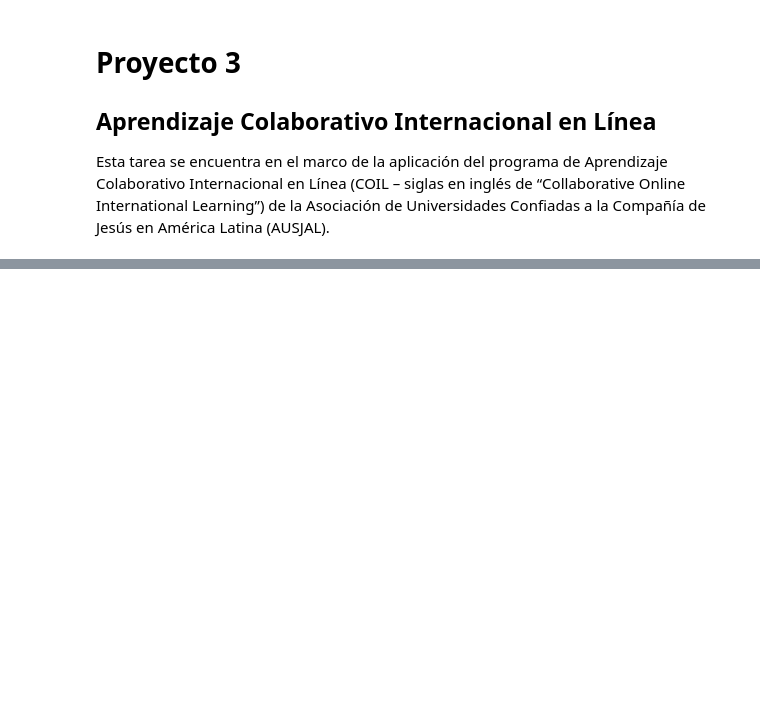
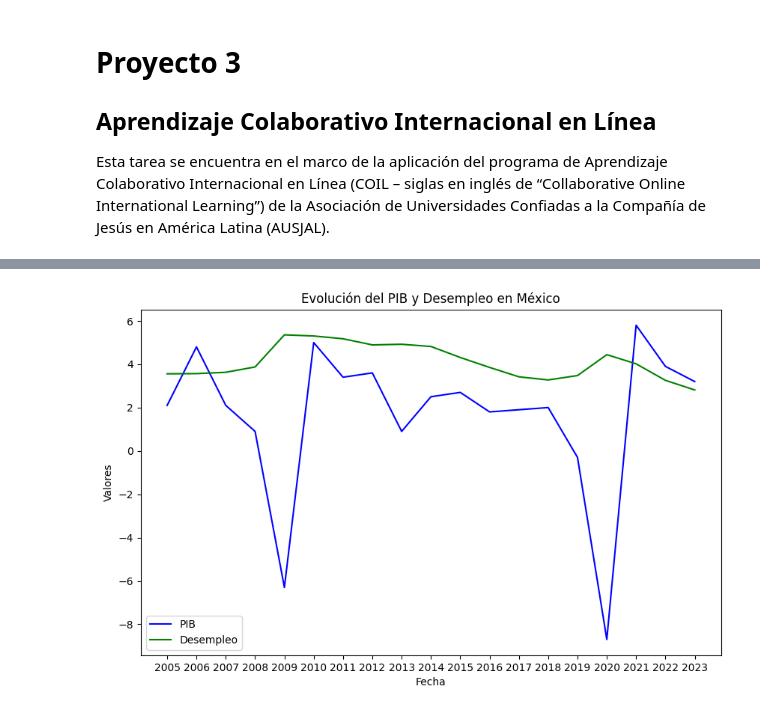
Before and after one commit to NataliaBistolfi/Proyecto3-UCU--IBERO, a Jupyter notebook: proyecto_3.ipynb, the cells around one changed output, grey strips where cells are left out. Drawn from its saved outputs; the diff is of its cells as text; code cells hidden in the pictures; blank space fills up the shorter version.

```diff
--- a/proyecto_3.ipynb
+++ b/proyecto_3.ipynb
@@ -24,0 +354,17 @@ ValueError: Only length-1 thousands markers supported
+# %%
+import matplotlib.pyplot as plt
+
+plt.figure(figsize=(10,6))
+
+plt.plot(df_pbi_mexico, color='blue', label='PIB')
+plt.plot(df_mexico, color='green', label='Desempleo')
+
+# Personalizar el gráfico
+plt.title('Evolución del PIB y Desempleo en México')
+plt.xlabel('Fecha')
+plt.ylabel('Valores')
+plt.legend()
+
+plt.show()
+# %% [output]
+[figure, added]
```
Also changed, not shown: parts of 30 cells of this notebook, 1 other file.
